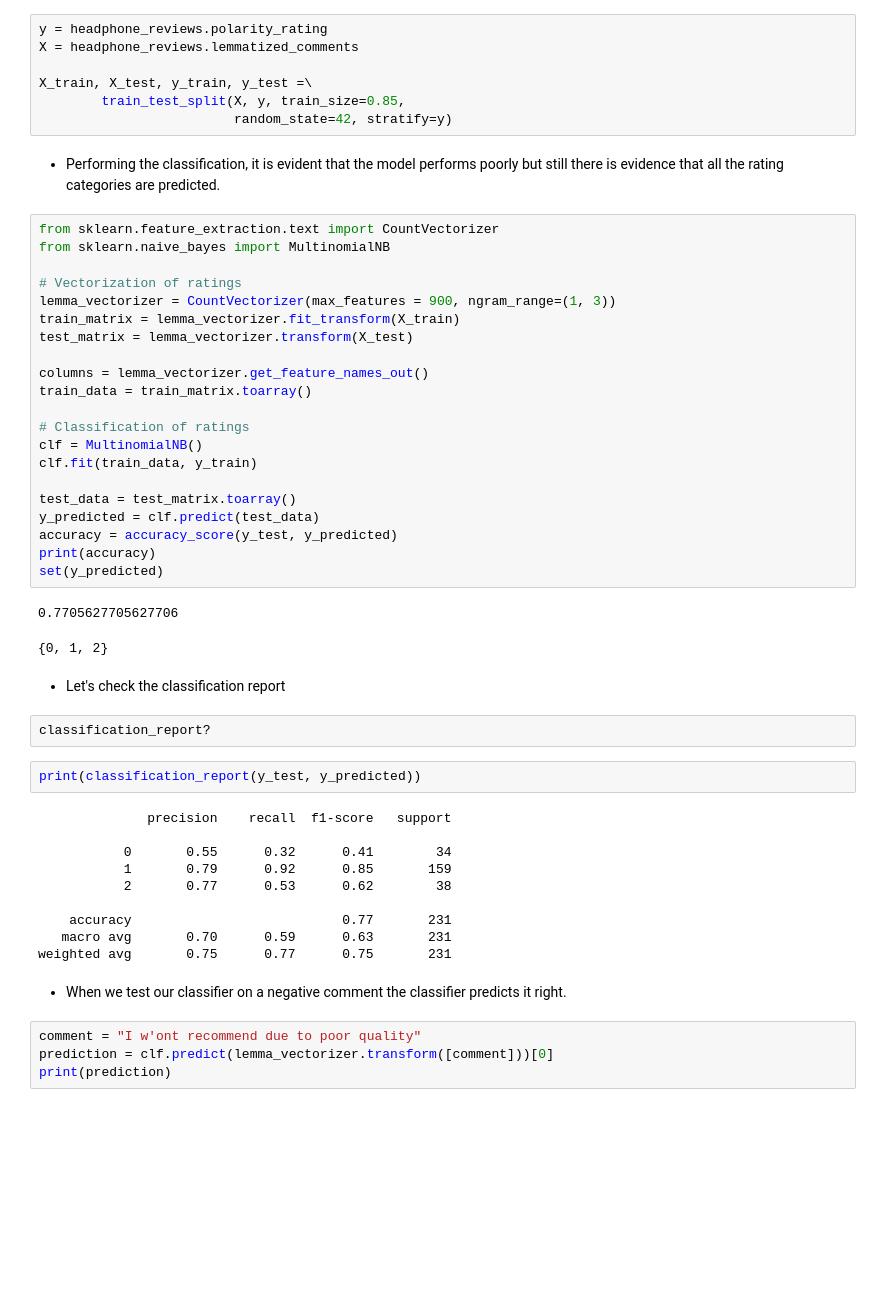
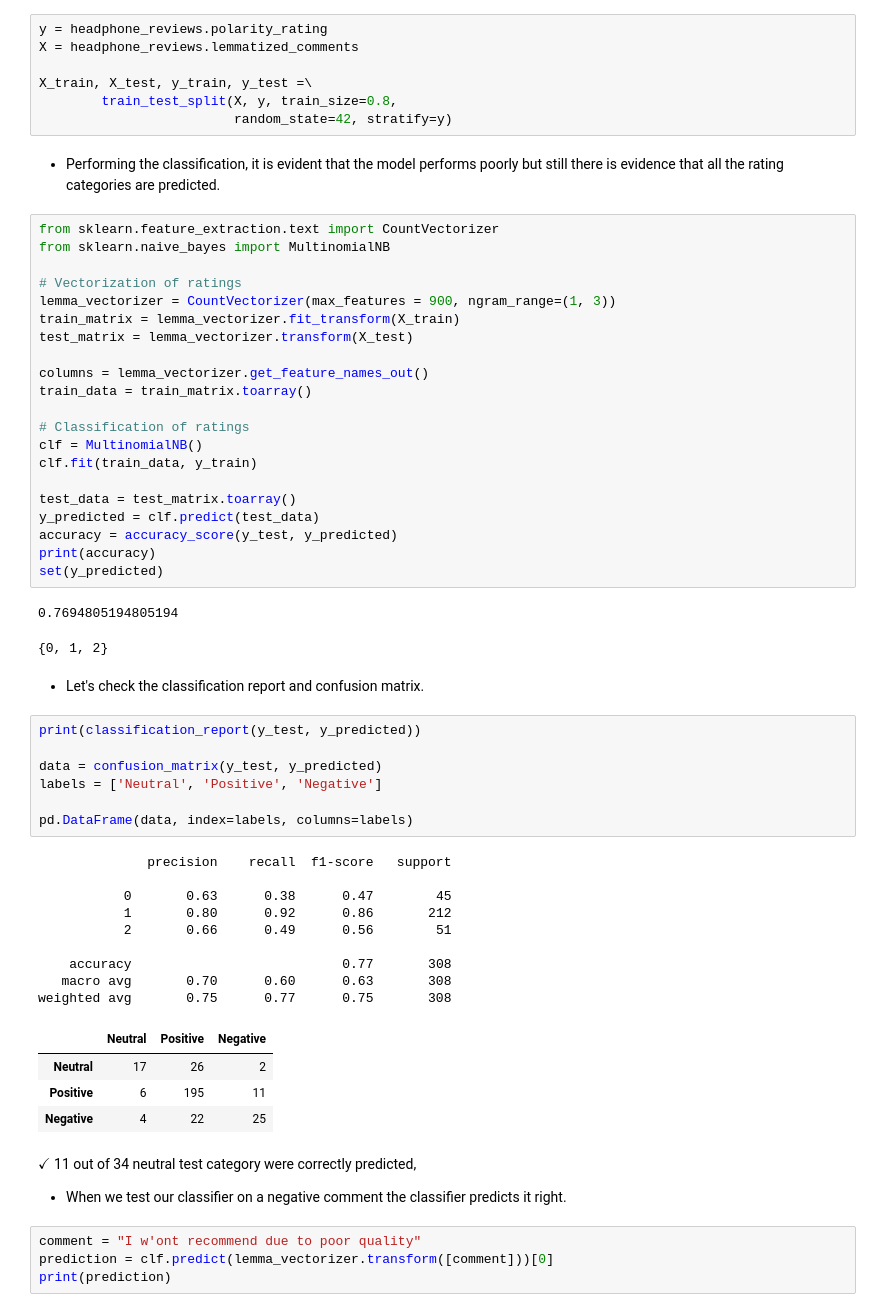
Before and after one commit to Demiga-g/headphones-reviews, a Jupyter notebook: Analysis of Headphone Reviews.ipynb, the cells around one changed output. Drawn from its saved outputs; the diff is of its cells as text; blank space fills up the shorter version.

```diff
--- a/Analysis of Headphone Reviews.ipynb
+++ b/Analysis of Headphone Reviews.ipynb
@@ -331,7 +363,7 @@ y = headphone_reviews.polarity_rating
 X = headphone_reviews.lemmatized_comments
 
 X_train, X_test, y_train, y_test =\
-        train_test_split(X, y, train_size=0.85,
+        train_test_split(X, y, train_size=0.8,
                          random_state=42, stratify=y)
 # %% [markdown]
 - Performing the classification, it is evident that the model performs poorly but still there is evidence that all the rating categories are predicted.
@@ -357,25 +389,34 @@ accuracy = accuracy_score(y_test, y_predicted)
 print(accuracy)
 set(y_predicted)
 # %% [output]
-0.7705627705627706
+0.7694805194805194
 {0, 1, 2}
 # %% [markdown]
-- Let's check the classification report
+- Let's check the classification report and confusion matrix.
-# %%
-classification_report?
 # %%
 print(classification_report(y_test, y_predicted))
+
+data = confusion_matrix(y_test, y_predicted)
+labels = ['Neutral', 'Positive', 'Negative']
+
+pd.DataFrame(data, index=labels, columns=labels)
 # %% [output]
               precision    recall  f1-score   support
 
-           0       0.55      0.32      0.41        34
-           1       0.79      0.92      0.85       159
-           2       0.77      0.53      0.62        38
+           0       0.63      0.38      0.47        45
+           1       0.80      0.92      0.86       212
+           2       0.66      0.49      0.56        51
 
-    accuracy                           0.77       231
-   macro avg       0.70      0.59      0.63       231
-weighted avg       0.75      0.77      0.75       231
+    accuracy                           0.77       308
+   macro avg       0.70      0.60      0.63       308
+weighted avg       0.75      0.77      0.75       308
+|  | Neutral | Positive | Negative |
+| Neutral | 17 | 26 | 2 |
+| Positive | 6 | 195 | 11 |
+| Negative | 4 | 22 | 25 |
 # %% [markdown]
+$\checkmark$ 11 out of 34 neutral test category were correctly predicted,
+
 - When we test our classifier on a negative comment the classifier predicts it right.
 # %%
 comment = "I w'ont recommend due to poor quality"
```
Also changed, not shown: parts of 11 cells of this notebook.
